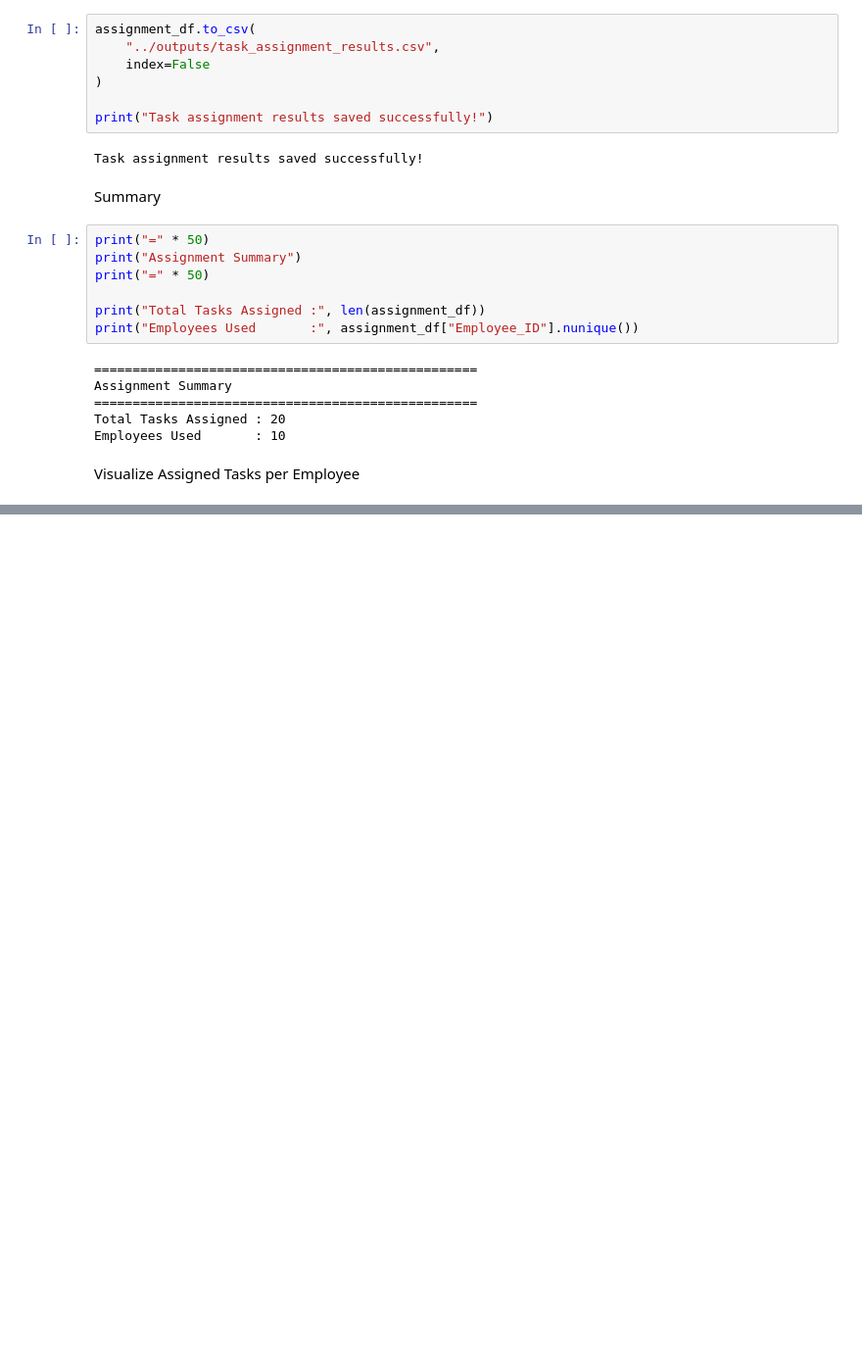
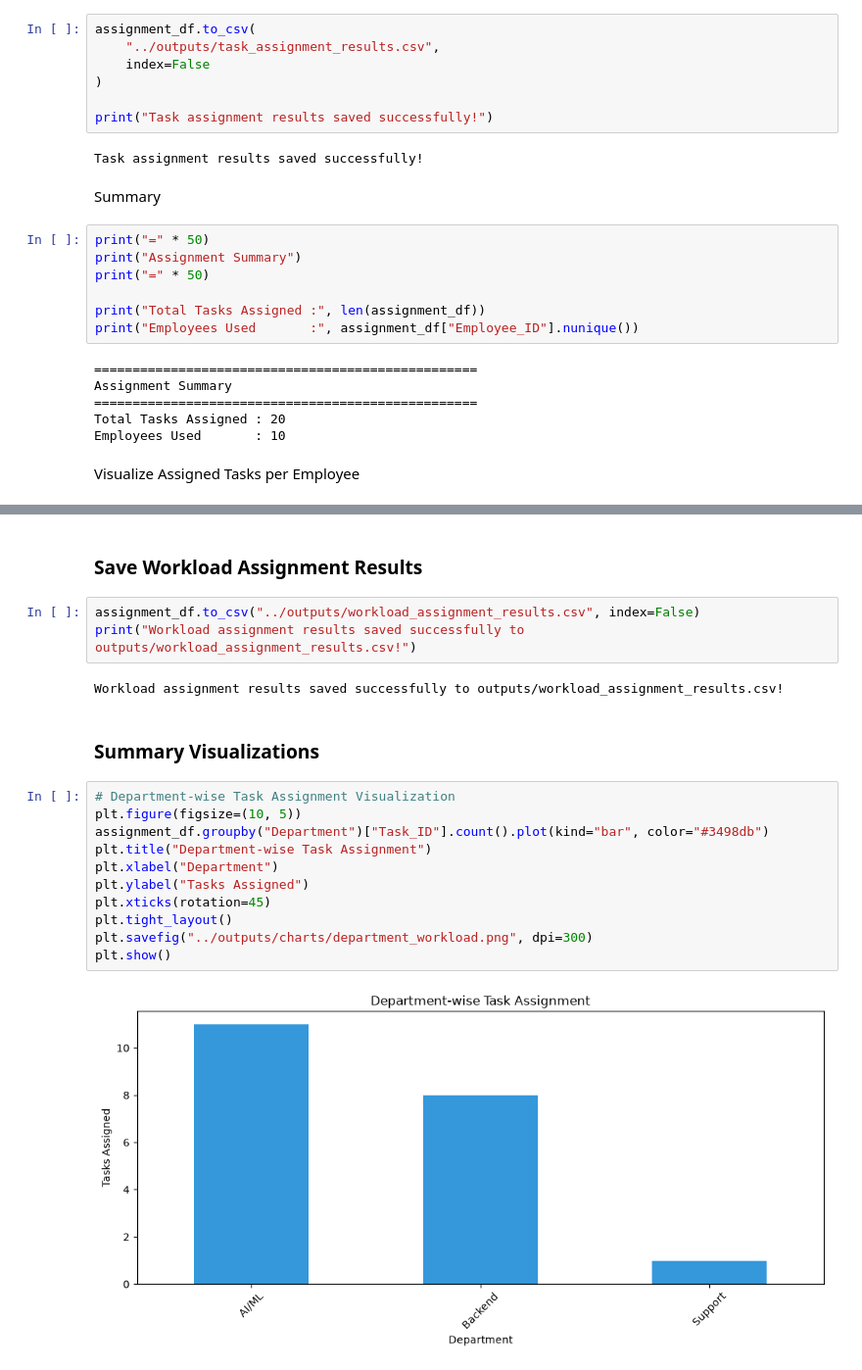
Before and after one commit to Guna-Jagathesan/AI-Powered-Task-Management-System, a Jupyter notebook: notebooks/09_Intelligent_Workload_Balancing.ipynb, the cells around one changed output, grey strips where cells are left out. Shown at 98% size. Cells and saved outputs as stored; diff of their text form; blank space fills up the shorter version.

Commit message:
i have updated all tasks

```diff
--- a/notebooks/09_Intelligent_Workload_Balancing.ipynb
+++ b/notebooks/09_Intelligent_Workload_Balancing.ipynb
@@ -721,0 +722,22 @@ plt.show()
+# %% [markdown]
+### Save Workload Assignment Results
+# %%
+assignment_df.to_csv("../outputs/workload_assignment_results.csv", index=False)
+print("Workload assignment results saved successfully to outputs/workload_assignment_results.csv!")
+# %% [output]
+Workload assignment results saved successfully to outputs/workload_assignment_results.csv!
+# %% [markdown]
+### Summary Visualizations
+# %%
+# Department-wise Task Assignment Visualization
+plt.figure(figsize=(10, 5))
+assignment_df.groupby("Department")["Task_ID"].count().plot(kind="bar", color="#3498db")
+plt.title("Department-wise Task Assignment")
+plt.xlabel("Department")
+plt.ylabel("Tasks Assigned")
+plt.xticks(rotation=45)
+plt.tight_layout()
+plt.savefig("../outputs/charts/department_workload.png", dpi=300)
+plt.show()
+# %% [output]
+[figure, added]
```
Also changed, not shown: parts of 11 cells of this notebook, 6 other files.
